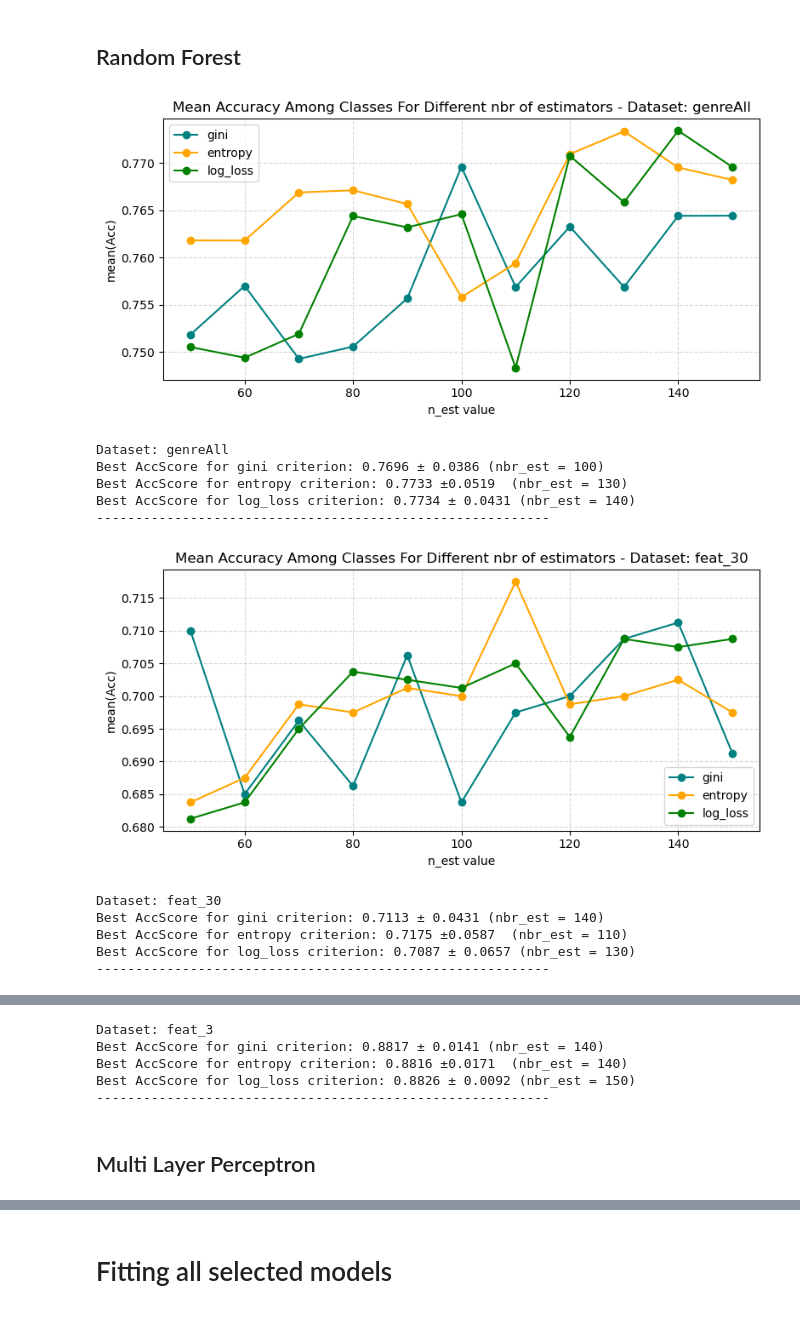
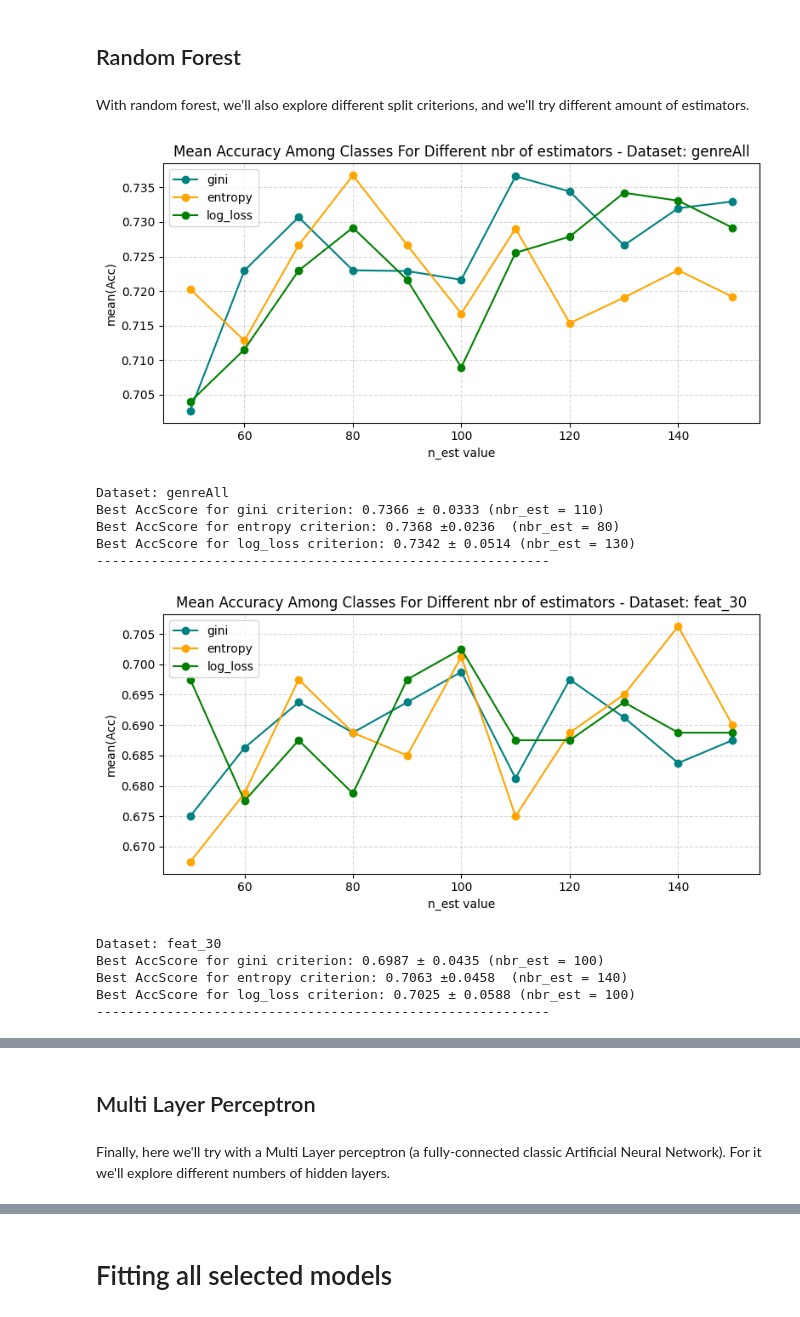
Before and after one commit to inesbroto/GenreClass_w_ML, a Jupyter notebook: Report.ipynb, the cells around one changed output, grey strips where cells are left out. Drawn from its saved outputs; the diff is of its cells as text; code cells hidden in the pictures.

```diff
--- a/Report.ipynb
+++ b/Report.ipynb
@@ -159,19 +267,13 @@ data = {
 
 
 data['genreAll']['X_train'], data['genreAll']['X_test'], data['genreAll']['y_train'], data['genreAll']['y_test'] = train_test_split(reduced_allGenre[:,:-1], reduced_allGenre[:,-1], test_size=0.20)
-data['feat_30']['X_train'], data['feat_30']['X_test'], data['feat_30']['y_train'], data['feat_30']['y_test'] = train_test_split(feat_30[feat_30.columns[:-1]], feat_30.label, test_size=0.20)
+data['feat_30']['X_train'], data['feat_30']['X_test'], data['feat_30']['y_train'], data['feat_30']['y_test'] = train_test_split(reduced_feat30[:,0:-1], reduced_feat30[:,-1], test_size=0.20)
 
 # Note that features_3.csv contains multiple fragments of the same song
 # Fragments of the same song shouldn't be at the same time in the train and test splits
-train_filenames = data['feat_30']['X_train'].filename.unique()
-test_filenames = data['feat_30']['X_test'].filename.unique()
+train_filenames = np.unique(data['feat_30']['X_train'][:,0]) # Access filename by index (assuming filename is the first column)
+test_filenames = np.unique(data['feat_30']['X_test'][:,0]) # Access filename by index
+
 #now we can get rid of them in the feat30 data
-data['feat_30']['X_train'] = data['feat_30']['X_train'][data['feat_30']['X_train'].columns[2:]]
-data['feat_30']['X_test'] = data['feat_30']['X_test'][data['feat_30']['X_test'].columns[2:]]
-
-feat_3['original_filename'] = feat_3['filename'].transform(lambda x: x.split('.')[0]+'.'+x.split('.')[1]+'.wav')
-
-data['feat_3']['X_train'] =feat_3[feat_3['original_filename'].isin(train_filenames)][feat_3.columns[2:-2]]
-data['feat_3']['y_train'] =feat_3[feat_3['original_filename'].isin(train_filenames)][feat_3.columns[-2]]
-data['feat_3']['X_test'] = feat_3[feat_3['original_filename'].isin(test_filenames)][feat_3.columns[2:-2]]
-data['feat_3']['y_test'] = feat_3[feat_3['original_filename'].isin(test_filenames)][feat_3.columns[-2]]
+data['feat_30']['X_train'] = data['feat_30']['X_train'][:, 1:] # Exclude filename
+data['feat_30']['X_test'] = data['feat_30']['X_test'][:, 1:] # Exclude filename
@@ -253,21 +397,16 @@ Lets first start with the simplest method, a logistic regresion, and see how it
 from sklearn.linear_model import LogisticRegression
 from sklearn.neighbors import KNeighborsClassifier
 
-X_train = data['feat_30']['X_train']
-y_train = data['feat_30']['y_train']
-X_test = data['feat_30']['X_test']
-y_test = data['feat_30']['y_test']
-
 for dataset_name in data.keys():
     X_train = data[dataset_name]['X_train']
-    y_train = data[dataset_name]['y_train']
+    y_train = data[dataset_name]['y_train'].astype(int) # Convert to integer type
     X_test = data[dataset_name]['X_test']
-    y_test = data[dataset_name]['y_test']
+    y_test = data[dataset_name]['y_test'].astype(int)   # Convert to integer type
 
     clf = LogisticRegression(random_state=0, max_iter=500).fit(X_train, y_train)
     y_pred = clf.predict(X_test)
-    clf.score(X_test, y_test)
-
+    score = clf.score(X_test, y_test)
+    print("Avg Accuracy:",score)
     label_names = [i for i in genre_dict.keys()]
     singleClass_cm = multilabel_confusion_matrix(y_test, y_pred,
                                 labels=genreAll.label.unique()) #tn, fn, fp, tp
@@ -300,9 +442,9 @@ for dataset in data.keys():
     avg_acc_kn_dist = []
     std_acc_kn_dist = []
     X_train = data[dataset]['X_train']
-    y_train = data[dataset]['y_train']
+    y_train = data[dataset]['y_train'].astype(int)
     X_test = data[dataset]['X_test']
-    y_test = data[dataset]['y_test']
+    y_test = data[dataset]['y_test'].astype(int)
     for k in range(1,51,1):
     #uniform distance
         neigh = KNeighborsClassifier(n_neighbors=k)
@@ -346,9 +490,9 @@ kf = KFold(n_splits=10, shuffle=True)
 
 for dataset in data.keys():
     X_train = data[dataset]['X_train']
-    y_train = data[dataset]['y_train']
+    y_train = data[dataset]['y_train'].astype(int)
     X_test = data[dataset]['X_test']
-    y_test = data[dataset]['y_test']
+    y_test = data[dataset]['y_test'].astype(int)
 
     clf = tree.DecisionTreeClassifier(criterion='gini')
     scores_gini = cross_val_score(clf, X_train,y_train, cv=kf)
@@ -382,6 +526,8 @@ Avg AccScore for log_loss criterion: 0.6815 ± 0.0140
 ----------------------------------------------------------
 # %% [markdown]
 ## Random Forest
+# %% [markdown]
+With random forest, we'll also explore different split criterions, and we'll try different amount of estimators.
 # %%
 kf = KFold(n_splits=10, shuffle=True)
 
@@ -395,9 +541,9 @@ for dataset in data.keys():
 
 
     X_train = data[dataset]['X_train']
-    y_train = data[dataset]['y_train']
+    y_train = data[dataset]['y_train'].astype(int)
     X_test = data[dataset]['X_test']
-    y_test = data[dataset]['y_test']
+    y_test = data[dataset]['y_test'].astype(int)
     for n_est in range(50,151,10):
     #gini:
         clf = RandomForestClassifier(n_estimators=n_est,criterion='gini')
@@ -413,40 +559,40 @@ for dataset in data.keys():
         clf = RandomForestClassifier(n_estimators=n_est,criterion='log_loss')
         scores = cross_val_score(clf, X_train,y_train, cv=kf)
         avg_acc_log_loss.append(scores.mean())
         std_acc_log_loss.append(scores.std())
 
 
     plt.figure(figsize=(8, 4))
     plt.plot(range(50,151,10),avg_acc_gini,'o-', color='teal', label='gini')
     plt.plot(range(50,151,10),avg_acc_entropy,'o-', color='orange', label='entropy')
     plt.plot(range(50,151,10),avg_acc_log_loss,'o-', color='green', label='log_loss')
 
     plt.title(f"Mean Accuracy Among Classes For Different nbr of estimators - Dataset: {dataset}")
     plt.xlabel("n_est value")
     plt.ylabel("mean(Acc)")
     plt.grid(True, linestyle='--', alpha=0.5)
     plt.legend()
     plt.tight_layout()
     plt.show()
     #data[dataset]['best_k'] = np.argmax(avg_acc_kn)+1 if max(avg_acc_kn)>max(avg_acc_kn_dist) else np.argmax(avg_acc_kn_dist)+1
     print("Dataset:", dataset)
     print(f"Best AccScore for gini criterion: {max(avg_acc_gini):.4f} ± {std_acc_gini[np.argmax(avg_acc_gini)]:.4f} (nbr_est = {np.argmax(avg_acc_gini)*10+50})")
     print(f"Best AccScore for entropy criterion: {max(avg_acc_entropy):.4f} ±{std_acc_entropy[np.argmax(avg_acc_entropy)]:.4f}  (nbr_est = {np.argmax(avg_acc_entropy)*10+50})")
     print(f"Best AccScore for log_loss criterion: {max(avg_acc_log_loss):.4f} ± {std_acc_log_loss[np.argmax(avg_acc_log_loss)]:.4f} (nbr_est = {np.argmax(avg_acc_log_loss)*10+50})")
     print('----------------------------------------------------------\n')
 
     data[dataset]['bestRandForest_criterion'] = 'gini' if np.mean(avg_acc_gini) > np.mean(avg_acc_entropy) and np.mean(avg_acc_gini) > np.mean(avg_acc_log_loss) else 'entropy' if np.mean(avg_acc_entropy) > np.mean(avg_acc_log_loss) else 'log_loss'
     data[dataset]['bestNbrEst'] = np.argmax(avg_acc_gini)*10+50 if np.mean(avg_acc_gini) > np.mean(avg_acc_entropy) and np.mean(avg_acc_gini) > np.mean(avg_acc_log_loss) else np.argmax(avg_acc_entropy)*10+50 if np.mean(avg_acc_entropy) > np.mean(avg_acc_log_loss) else np.argmax(avg_acc_log_loss)*10+50
 # %% [output]
-[figure, old version]
+[figure, new version]
 Dataset: genreAll
-Best AccScore for gini criterion: 0.7696 ± 0.0386 (nbr_est = 100)
-Best AccScore for entropy criterion: 0.7733 ±0.0519  (nbr_est = 130)
-Best AccScore for log_loss criterion: 0.7734 ± 0.0431 (nbr_est = 140)
+Best AccScore for gini criterion: 0.7366 ± 0.0333 (nbr_est = 110)
+Best AccScore for entropy criterion: 0.7368 ±0.0236  (nbr_est = 80)
+Best AccScore for log_loss criterion: 0.7342 ± 0.0514 (nbr_est = 130)
 ----------------------------------------------------------
-[figure, old version]
+[figure, new version]
 Dataset: feat_30
-Best AccScore for gini criterion: 0.7113 ± 0.0431 (nbr_est = 140)
-Best AccScore for entropy criterion: 0.7175 ±0.0587  (nbr_est = 110)
-Best AccScore for log_loss criterion: 0.7087 ± 0.0657 (nbr_est = 130)
+Best AccScore for gini criterion: 0.6987 ± 0.0435 (nbr_est = 100)
+Best AccScore for entropy criterion: 0.7063 ±0.0458  (nbr_est = 140)
+Best AccScore for log_loss criterion: 0.7025 ± 0.0588 (nbr_est = 100)
 ----------------------------------------------------------
@@ -454,10 +599,7 @@ Best AccScore for log_loss criterion: 0.7087 ± 0.0657 (nbr_est = 130)
-Dataset: feat_3
-Best AccScore for gini criterion: 0.8817 ± 0.0141 (nbr_est = 140)
-Best AccScore for entropy criterion: 0.8816 ±0.0171  (nbr_est = 140)
-Best AccScore for log_loss criterion: 0.8826 ± 0.0092 (nbr_est = 150)
-----------------------------------------------------------
 # %% [markdown]
 ## Multi Layer Perceptron
+# %% [markdown]
+Finally, here we'll try with a Multi Layer perceptron (a fully-connected classic Artificial Neural Network). For it we'll explore different numbers of hidden layers.
 # %%
 kf = KFold(n_splits=10, shuffle=True)
 
```
Also changed, not shown: parts of 29 cells of this notebook.
